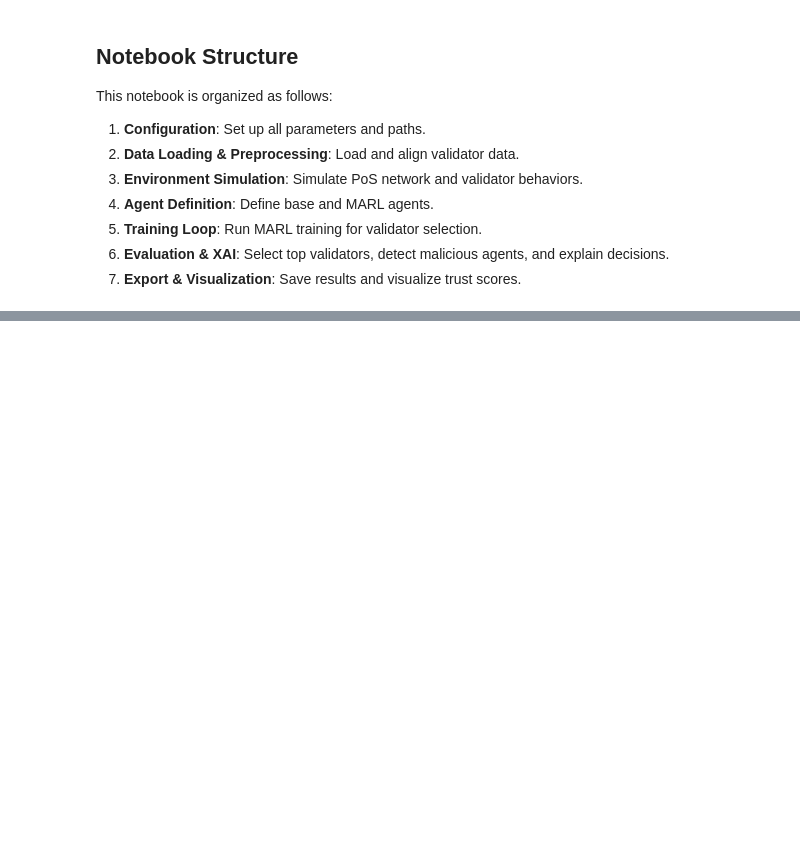
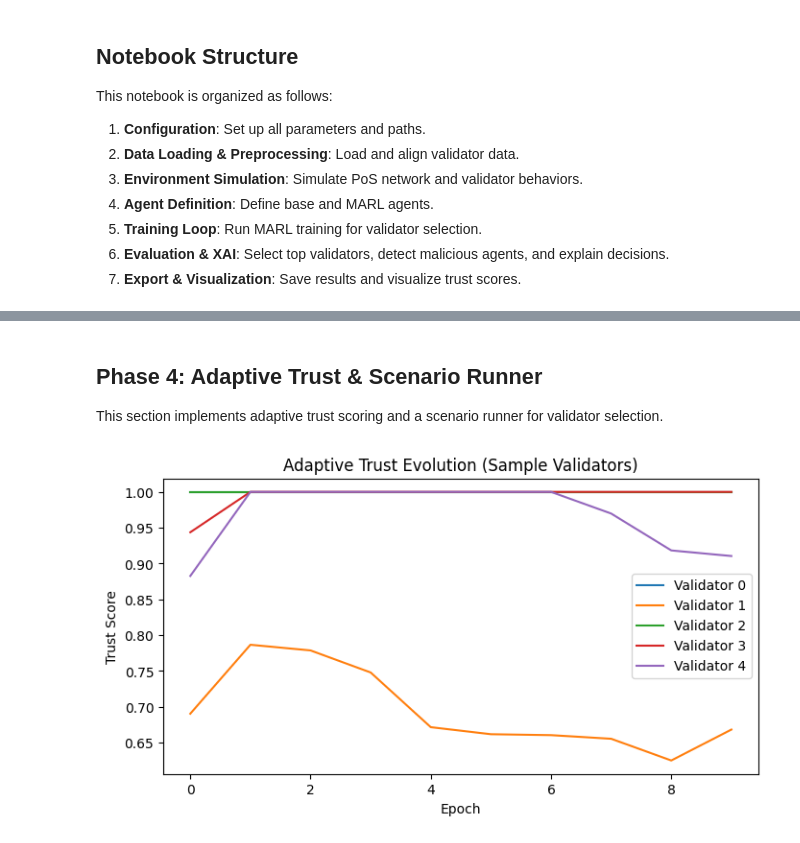
Before and after one commit to byzantron-research/aibyz-paper, a Jupyter notebook: codes/notebook.ipynb, the cells around one changed output, grey strips where cells are left out. Drawn from its saved outputs; the diff is of its cells as text; code cells hidden in the pictures; blank space fills up the shorter version.

```diff
--- a/codes/notebook.ipynb
+++ b/codes/notebook.ipynb
@@ -450,0 +762,41 @@ plt.show()
+# %% [markdown]
+## Phase 4: Adaptive Trust & Scenario Runner
+This section implements adaptive trust scoring and a scenario runner for validator selection.
+# %%
+# --- Adaptive Trust & Scenario Runner ---
+
+def adaptive_trust_score(uptime, missed_blocks, slashed, prev_trust=0.5):
+    trust = prev_trust
+    if slashed:
+        trust *= 0.5
+    trust += 0.7 * uptime - 0.3 * (missed_blocks / 10.0)
+    trust = max(0.0, min(1.0, trust))
+    return trust
+
+# Scenario runner: simulate trust evolution for a subset of validators
+n_scenarios = 5
+trust_histories = []
+for vid in env.list_validator_ids()[:n_scenarios]:
+    st = env._state[vid]
+    trust = 0.5
+    history = []
+    for epoch in range(10):
+        trust = adaptive_trust_score(st.uptime, st.missed_att + st.missed_prop, st.slashed, trust)
+        history.append(trust)
+        # Simulate random events
+        st.uptime = np.clip(st.uptime + np.random.normal(0, 0.01), 0, 1)
+        st.missed_att = max(0, st.missed_att + np.random.randint(-1, 2))
+        st.missed_prop = max(0, st.missed_prop + np.random.randint(-1, 2))
+        st.slashed = st.slashed or (np.random.rand() < 0.05)
+    trust_histories.append(history)
+
+plt.figure(figsize=(8,4))
+for i, h in enumerate(trust_histories):
+    plt.plot(h, label=f"Validator {i}")
+plt.xlabel("Epoch")
+plt.ylabel("Trust Score")
+plt.title("Adaptive Trust Evolution (Sample Validators)")
+plt.legend()
+plt.show()
+# %% [output]
+[figure, added]
```
Also changed, not shown: parts of 20 cells of this notebook, 3 other files.
